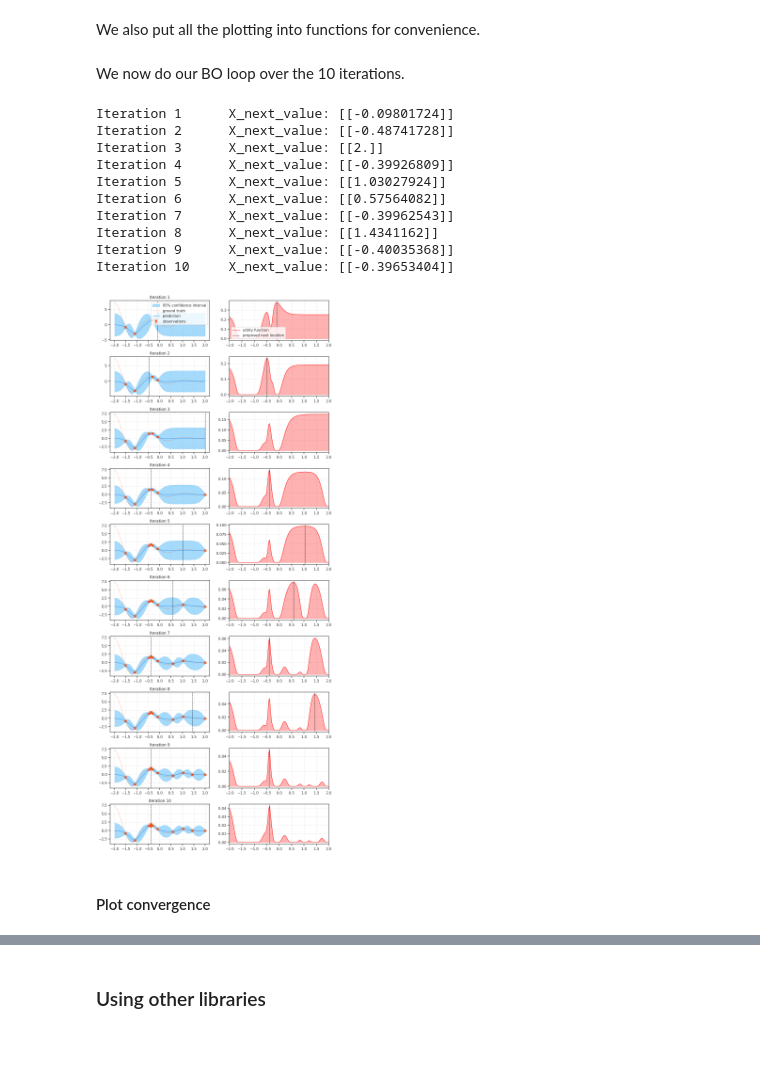
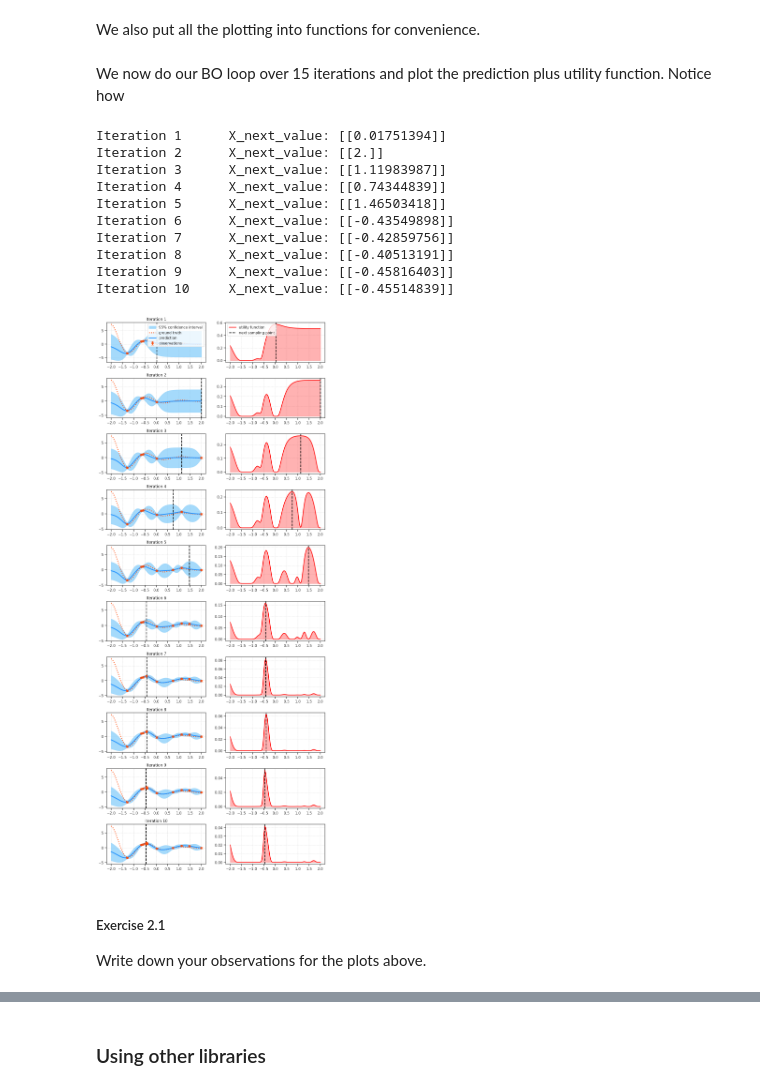
Before and after one commit to ritzann/2024-thrill-school-gp-bo, a Jupyter notebook: my_notebooks/1-BO-GP-I.ipynb, the cells around one changed output, grey strips where cells are left out. Saved outputs shown, nothing was run; the diff lists cells and outputs as text; code cells hidden in the pictures; blank space fills up the shorter version.

Commit message:
update exercises and plots in 1-B0-GP-I.ipynb

```diff
--- a/my_notebooks/1-BO-GP-I.ipynb
+++ b/my_notebooks/1-BO-GP-I.ipynb
@@ -242,14 +241,14 @@ Note: The parameter $\xi$ is to $0.01$ above as a default as it is commonly used
 # %%
 from scipy.optimize import minimize
 
-def propose_location(acquisition, X_train, Y_train, gp, bounds, n_restarts=25):
+def suggest_next_sample(utility, X_train, Y_train, gp, bounds, n_restarts=25):
     '''
     Adapted from https://github.com/krasserm/bayesian-machine-learning
 
-    Suggests the next point to sample by optimizing the acquisition function.
+    Suggests the next point to sample by optimizing the utility function.
 
     Args:
-        acquisition: The acquisition function to be maximized.
+        acquisition: The utility function to be maximized.
         X_train: Training data input points (n x d).
         Y_train: Observed values corresponding to training points (n x 1).
         gp: A trained GaussianProcessRegressor model.
@@ -265,7 +264,7 @@ def propose_location(acquisition, X_train, Y_train, gp, bounds, n_restarts=25):
 
     def min_obj(X):
         # Objective to minimize: negative of the acquisition function
-        return -acquisition(X.reshape(-1, dim), X_train, Y_train, gp).flatten()
+        return -utility(X.reshape(-1, dim), X_train, Y_train, gp).flatten()
 
     # Search for the optimal point by trying multiple random n_restart points
     for x0 in np.random.uniform(bounds[:, 0], bounds[:, 1], size=(n_restarts, dim)):
@@ -288,15 +287,15 @@ def plot_prediction(ax, gp, X, Y, X_train, Y_train, X_next=None, show_legend=Fal
                     Y_pred - 1.96 * sigma,
                     Y_pred + 1.96 * sigma,
                     color='#87CEFA', alpha=0.75, label='95% confidence interval')
-    ax.plot(X, Y, c='#FF4500', ls=':', lw=1, label=r'ground truth')
-    ax.plot(X, Y_pred, c='#1E90FF', lw=1, label='prediction')
+    ax.plot(X, Y, c='#FF4500', ls=':', lw=2.5, label=r'ground truth')
+    ax.plot(X, Y_pred, c='#1E90FF', lw=2.5, label='prediction')
     ax.errorbar(X_train.flatten(), Y_train.flatten(), yerr=noise_level,
                 c='#FF4500', fmt='.', ms=12, capsize=5, elinewidth=2,  alpha=0.75, label='observations')
     # ax.set_xlim([bounds[:,0], bounds[:,1]])
     ax.grid(True, which='both', linestyle='--', linewidth=0.7, alpha=0.7)
 
     if X_next:
-        ax.axvline(x=X_next, ls='--', c='k', lw=1)
+        ax.axvline(x=X_next, ls='--', c='k', lw=2)
     if show_legend:
         ax.legend(loc="upper right")
 
@@ -305,14 +304,14 @@ def plot_utility(ax, X, Y, X_next, show_legend=False):
     Plot the utility (acquisition) function and the next proposed sampling point.
     """
     ax.clear()  # Clear the current axes before plotting
-    ax.plot(X, Y, 'r-', lw=1, label='utility function')
+    ax.plot(X, Y, 'r-', lw=2, label='utility function')
     ax.fill_between(X.ravel(), Y.ravel(), color='red', alpha=0.3)
-    ax.axvline(x=X_next, ls='--', c='k', lw=1, label='proposed next location')
-    ax.set_xlim([bounds[:,0], bounds[:,1]])
+    ax.axvline(x=X_next, ls='--', c='k', lw=2, label='next sampling point')
+    # ax.set_xlim([bounds[:,0], bounds[:,1]])
     ax.grid(True, which='both', linestyle='--', linewidth=0.7, alpha=0.7)
 
     if show_legend:
-        ax.legend(loc="lower left")
+        ax.legend(loc="upper left")
 
 def plot_convergence(ax, X_train, Y_train, n_init=2, show_legend=False):
     """
@@ -346,51 +345,53 @@ def plot_convergence(ax, X_train, Y_train, n_init=2, show_legend=False):
 
     plt.tight_layout()
 # %% [markdown]
-We now do our BO loop over the 10 iterations.
+We now do our BO loop over 15 iterations and plot the prediction plus utility function. Notice how
 # %%
 # Number of iterations
 n_iter = 10
 
 X_train = X_init
 Y_train = Y_init
 
 fig, axes = plt.subplots(n_iter, 2, figsize=(12, n_iter * 3))
 plt.subplots_adjust(hspace=0.4)
 
 for i in range(n_iter):
     # Update the Gaussian process with the current training data
     gp.fit(X_train, Y_train)
 
     # Suggest the next sampling point using the acquisition function (Expected Improvement)
-    X_next = propose_location(expected_improvement, X_train, Y_train, gp, bounds)
+    X_next = suggest_next_sample(expected_improvement, X_train, Y_train, gp, bounds)
     print(f'Iteration {i+1}\t X_next_value: {X_next}')
     # Obtain the next (possibly noisy) sample from the objective function
     Y_next = f(X_next, noise_level)
 
     # Plot the GP approximation, noisy samples, and the next sampling point
     plot_prediction(axes[i, 0], gp, X, Y, X_train, Y_train, X_next, show_legend=(i == 0))
     axes[i, 0].set_title(f'Iteration {i+1}')
 
     # print("X.shape",X.shape,"X_train.shape",X_train.shape,"Y_train.shape:",Y_train.shape)
     # Plot the acquisition (utility) function and the proposed next sample
     ei_values = expected_improvement(X, X_train, Y_train, gp)
     # print("ei_values.shape")
     plot_utility(axes[i, 1], X, ei_values, X_next, show_legend=(i == 0))
 
     # Add the new sample to the training set
     X_train = np.vstack((X_train, X_next))
     Y_train = np.vstack((Y_train, Y_next))
 # %% [output]
-Iteration 1      X_next_value: [[-0.09801724]]
-Iteration 2      X_next_value: [[-0.48741728]]
-Iteration 3      X_next_value: [[2.]]
-Iteration 4      X_next_value: [[-0.39926809]]
-Iteration 5      X_next_value: [[1.03027924]]
-Iteration 6      X_next_value: [[0.57564082]]
-Iteration 7      X_next_value: [[-0.39962543]]
-Iteration 8      X_next_value: [[1.4341162]]
-Iteration 9      X_next_value: [[-0.40035368]]
-Iteration 10     X_next_value: [[-0.39653404]]
+Iteration 1      X_next_value: [[0.01751394]]
+Iteration 2      X_next_value: [[2.]]
+Iteration 3      X_next_value: [[1.11983987]]
+Iteration 4      X_next_value: [[0.74344839]]
+Iteration 5      X_next_value: [[1.46503418]]
+Iteration 6      X_next_value: [[-0.43549898]]
+Iteration 7      X_next_value: [[-0.42859756]]
+Iteration 8      X_next_value: [[-0.40513191]]
+Iteration 9      X_next_value: [[-0.45816403]]
+Iteration 10     X_next_value: [[-0.45514839]]
-[figure, old version]
+[figure, new version]
-# %% [markdown]
-#### Plot convergence
+# %% [markdown]
+##### Exercise 2.1
+
+Write down your observations for the plots above.
```
Also changed, not shown: parts of 13 cells of this notebook.
